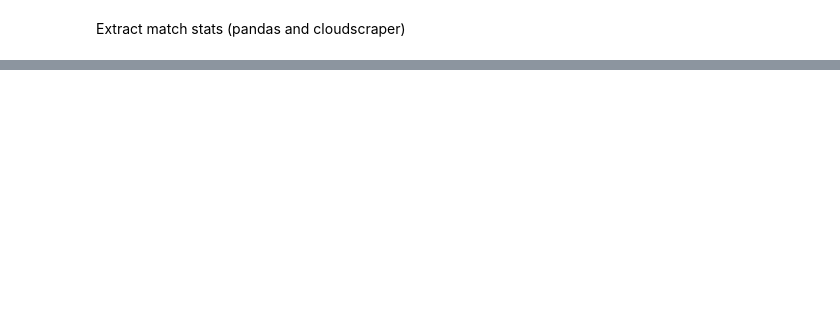
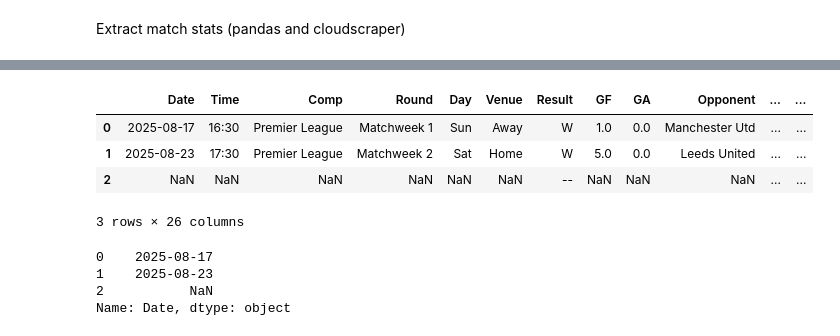
Before and after one commit to nicolynk03/EPL_ML_prediction, a Jupyter notebook: data_scraping.ipynb, the cells around one changed output, grey strips where cells are left out. Saved outputs shown, nothing was run; the diff lists cells and outputs as text; code cells hidden in the pictures; blank space fills up the shorter version.

```diff
--- a/data_scraping.ipynb
+++ b/data_scraping.ipynb
@@ -113,0 +168,18 @@ matches[0]
+# %%
+# drop one index level to index based on the heading (drop the top index level)
+shooting.columns = shooting.columns.droplevel()
+
+shooting.head()
+# %% [output]
+|  | Date | Time | Comp | Round | Day | Venue | Result | GF | GA | Opponent | ... | ... |
+| 0 | 2025-08-17 | 16:30 | Premier League | Matchweek 1 | Sun | Away | W | 1.0 | 0.0 | Manchester Utd | ... | ... |
+| 1 | 2025-08-23 | 17:30 | Premier League | Matchweek 2 | Sat | Home | W | 5.0 | 0.0 | Leeds United | ... | ... |
+| 2 | NaN | NaN | NaN | NaN | NaN | NaN | -- | NaN | NaN | NaN | ... | ... |
+3 rows × 26 columns
+# %%
+shooting["Date"]
+# %% [output]
+0    2025-08-17
+1    2025-08-23
+2           NaN
+Name: Date, dtype: object
```
Also changed, not shown: parts of 15 cells of this notebook.
